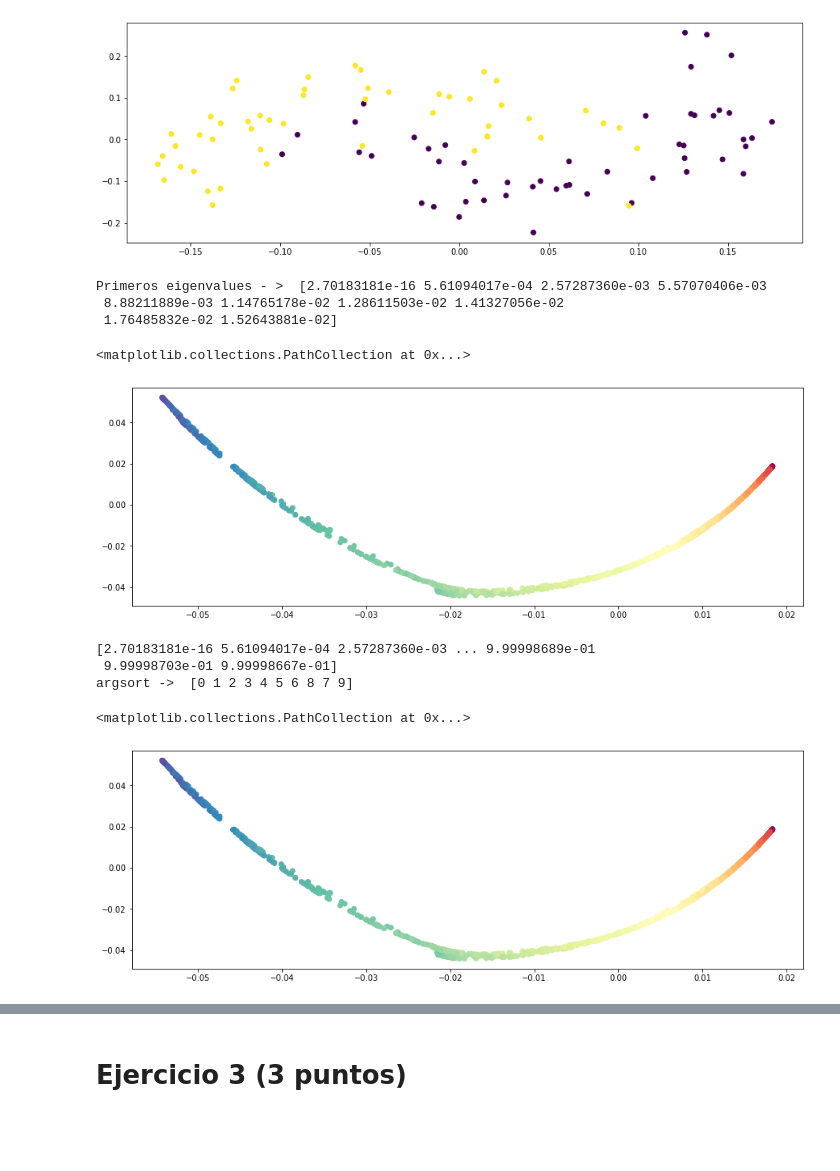
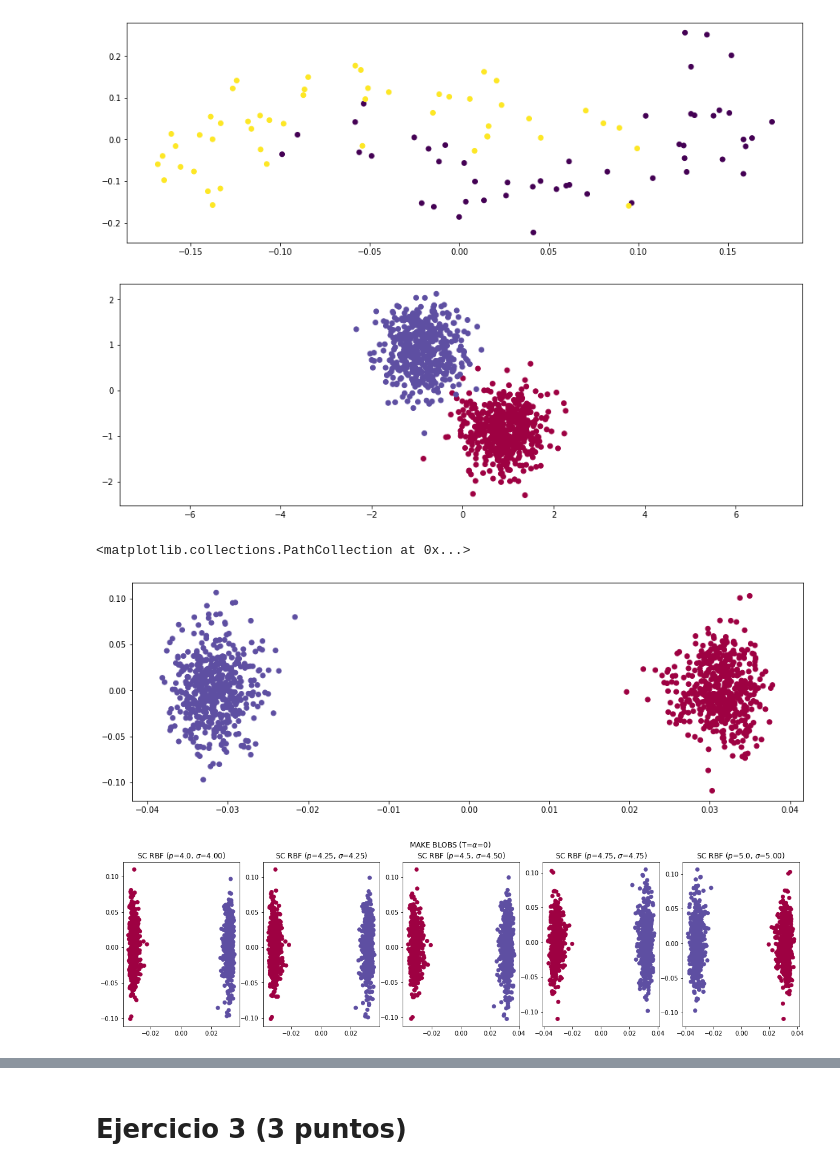
Before and after one commit to glorelvalle/g-mucd, a Jupyter notebook: mf/exam2/EXAM_02_MF_2022_03_31.ipynb, the cells around one changed output, grey strips where cells are left out. Cells and saved outputs as stored; diff of their text form; code cells hidden in the pictures; blank space fills up the shorter version.

```diff
--- a/mf/exam2/EXAM_02_MF_2022_03_31.ipynb
+++ b/mf/exam2/EXAM_02_MF_2022_03_31.ipynb
@@ -351,20 +335,43 @@ X, color = make_swiss_roll(n_samples=N, random_state=seed)
+# %%
+from sklearn.datasets import make_blobs, make_swiss_roll, make_s_curve
+from sklearn.preprocessing import StandardScaler
+
+scaler = StandardScaler()
+
+N = 1000
+
+X, y = make_blobs(
+    n_samples=N, n_features=50, centers=2, cluster_std=3.0, random_state=seed
+)
+X = scaler.fit_transform(X)
+
+y[y != 1] = -1
+plt.scatter(X[:, 0], X[:, 1], c=y, cmap=my_cmap)
+plt.axis("equal")
+plt.show()
+
+N_new = 100
+X_new, y_new = make_blobs(
+    n_samples=N_new, n_features=50, centers=2, cluster_std=3.0, random_state=seed + 1
+)
+X_new = scaler.transform(X_new)
+# %% [output]
+[figure, added]
 # %%
-sc = SpectralClustering(n_clusters=len(color), n_components=100)
-X_red = sc.fit_transform(X)
-plt.scatter(X_red[:, 0], X_red[:, 1], c=color, cmap=my_cmap)
+X_red = SpectralClustering(n_clusters=len(y), n_components=5).fit_transform(X)
+plt.scatter(X_red[:, 0], X_red[:, 1], c=y, cmap=my_cmap)
 # %% [output]
-Primeros eigenvalues - >  [2.70183181e-16 5.61094017e-04 2.57287360e-03 5.57070406e-03
- 8.88211889e-03 1.14765178e-02 1.28611503e-02 1.41327056e-02
- 1.76485832e-02 1.52643881e-02]
+<matplotlib.collections.PathCollection at 0x...>
-<matplotlib.collections.PathCollection at 0x...>
-[figure, old version]
+[figure, new version]
-# %%
-sc = SpectralClustering(n_clusters=len(color), n_components=10)
-X_red = sc.fit_transform(X)
-plt.scatter(X_red[:, 0], X_red[:, 1], c=color, cmap=my_cmap)
-# %% [output]
-[2.70183181e-16 5.61094017e-04 2.57287360e-03 ... 9.99998689e-01
- 9.99998703e-01 9.99998667e-01]
-argsort ->  [0 1 2 3 4 5 6 8 7 9]
-<matplotlib.collections.PathCollection at 0x...>
-[figure, removed]
+# %%
+sigma_parameters = np.linspace(4.0, 5.0, 5)
+sc_sigma = [SpectralClustering(sigma=sigma) for sigma in sigma_parameters]
+
+fig, axes = plt.subplots(1, 5, figsize=(20, 5))
+fig.suptitle(r"MAKE BLOBS (T=$\alpha$=0)")
+for i, sc in enumerate(sc_sigma):
+    X_red = sc.fit_transform(X)
+    axes[i].scatter(X_red[:, 0], X_red[:, 1], c=y, cmap=my_cmap)
+    axes[i].set_title(r'SC RBF ($p$={0}, $\sigma$={1:.2f})'.format(sigma_parameters[i], sc.sigma))
+# %% [output]
+[figure, added]
```
Also changed, not shown: parts of 17 cells of this notebook.
